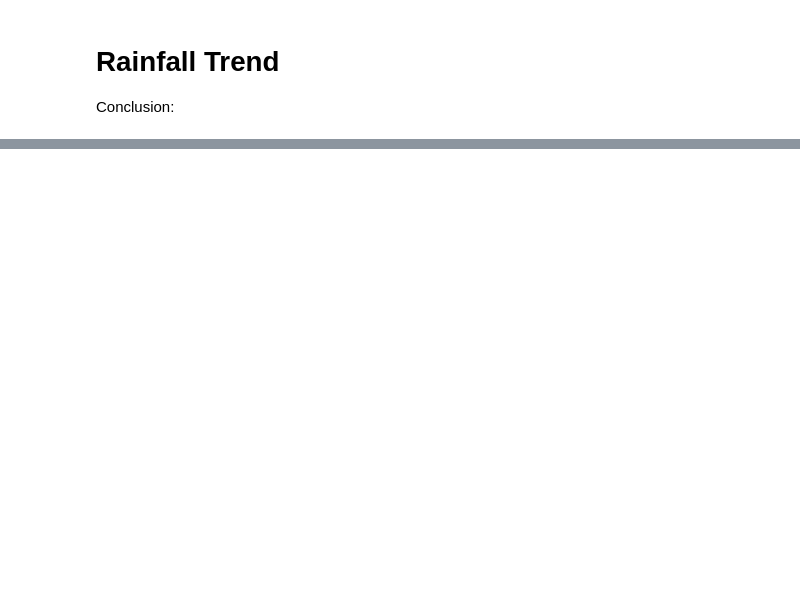
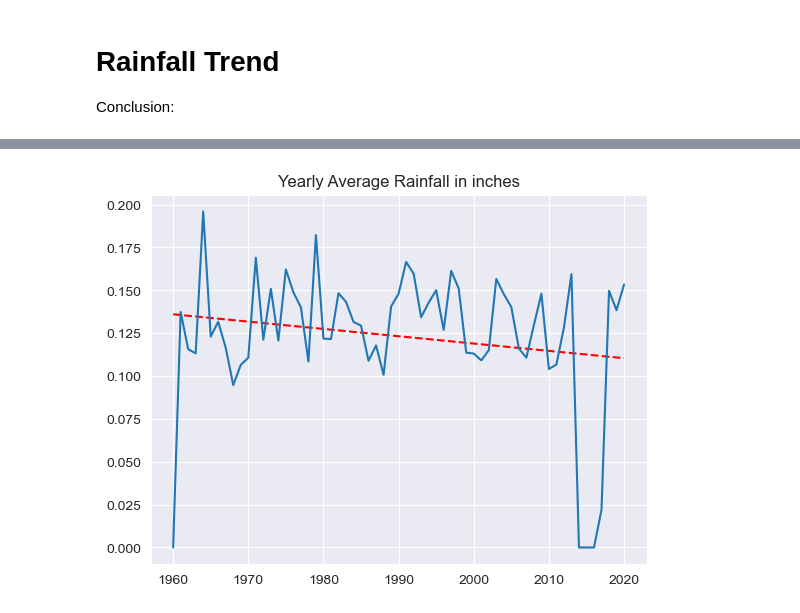
Before and after one commit to sagunraj/temp-rainfall-ds, a Jupyter notebook: temp_vs_rainfall.ipynb, the cells around one changed output, grey strips where cells are left out. Saved outputs shown, nothing was run; the diff lists cells and outputs as text; code cells hidden in the pictures; blank space fills up the shorter version.

```diff
--- a/temp_vs_rainfall.ipynb
+++ b/temp_vs_rainfall.ipynb
@@ -7,6 +7,8 @@ import numpy as np
 
 temperature_df = pd.read_excel('dataset/Temp_SRS_1Jan1964_to_31Oct2020.xlsx')
 rainfall_df = pd.read_csv('dataset/Rainfall_at_SRS_30Nov1960_to_18Nov2020.csv')
+
+rainfall_df = rainfall_df.fillna(0)
 # %% [markdown]
 # Temperature Trend
 Conclusion: The average minimum temperature is increasing throughout the years.
@@ -56,0 +42,16 @@ plt.show()
+# %%
+rainfall_df['YEAR'] = pd.to_datetime(rainfall_df.DATE).dt.year
+
+rainfall_df_grouped = rainfall_df.groupby('YEAR').agg({'200-F Rainfall (inches/day)': 'mean'})
+rainfall_df_grouped.rename(columns={'200-F Rainfall (inches/day)': 'AVG_RAINFALL'}, inplace=True)
+rainfall_df_grouped.reset_index(inplace=True)
+
+z = np.polyfit(rainfall_df_grouped['YEAR'], rainfall_df_grouped['AVG_RAINFALL'], 1)
+p = np.poly1d(z)
+plt.plot(rainfall_df_grouped['YEAR'], p(rainfall_df_grouped['YEAR']), "r--")
+plt.plot(rainfall_df_grouped['YEAR'], rainfall_df_grouped['AVG_RAINFALL'])
+plt.title('Yearly Average Rainfall in inches')
+
+plt.show()
+# %% [output]
+[figure, added]
```
Also changed, not shown: parts of 3 cells of this notebook.
